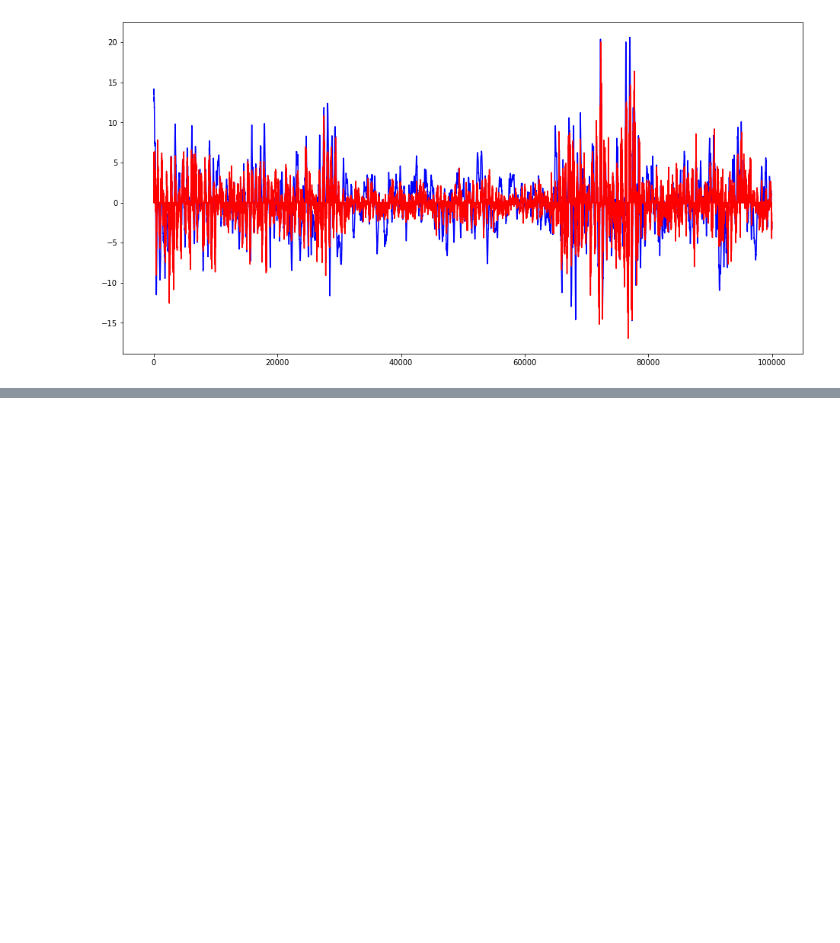
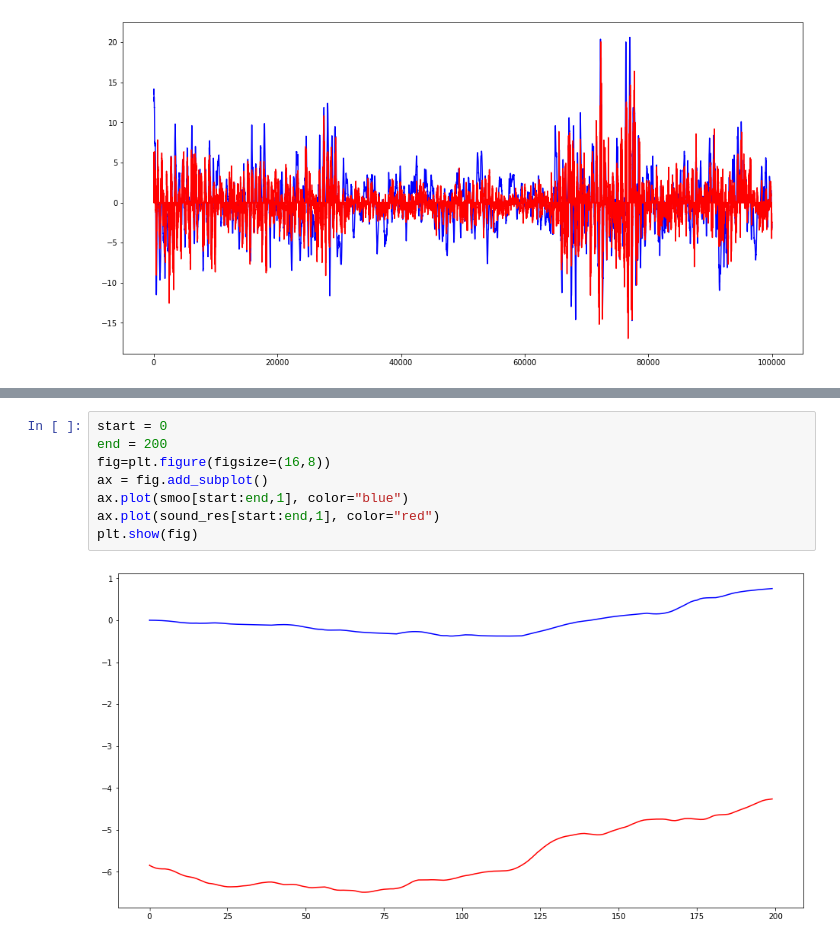
Before and after one commit to lsg1213/ai_model, a Jupyter notebook: pytorch/test_model/visualization.ipynb, the cells around one changed output, grey strips where cells are left out. Saved outputs shown, nothing was run; the diff lists cells and outputs as text; blank space fills up the shorter version.

```diff
--- a/pytorch/test_model/visualization.ipynb
+++ b/pytorch/test_model/visualization.ipynb
@@ -99,2 +92,12 @@ AttributeError: 'Tensor' object has no attribute 'append'
+# %%
+start = 0
+end = 200
+fig=plt.figure(figsize=(16,8))
+ax = fig.add_subplot()
+ax.plot(smoo[start:end,1], color="blue")
+ax.plot(sound_res[start:end,1], color="red")
+plt.show(fig)
+# %% [output]
+[figure, added]
 # %%
 dBA_metric(data_res, sound_res, False)
```
Also changed, not shown: parts of 10 cells of this notebook, 3 other files.
